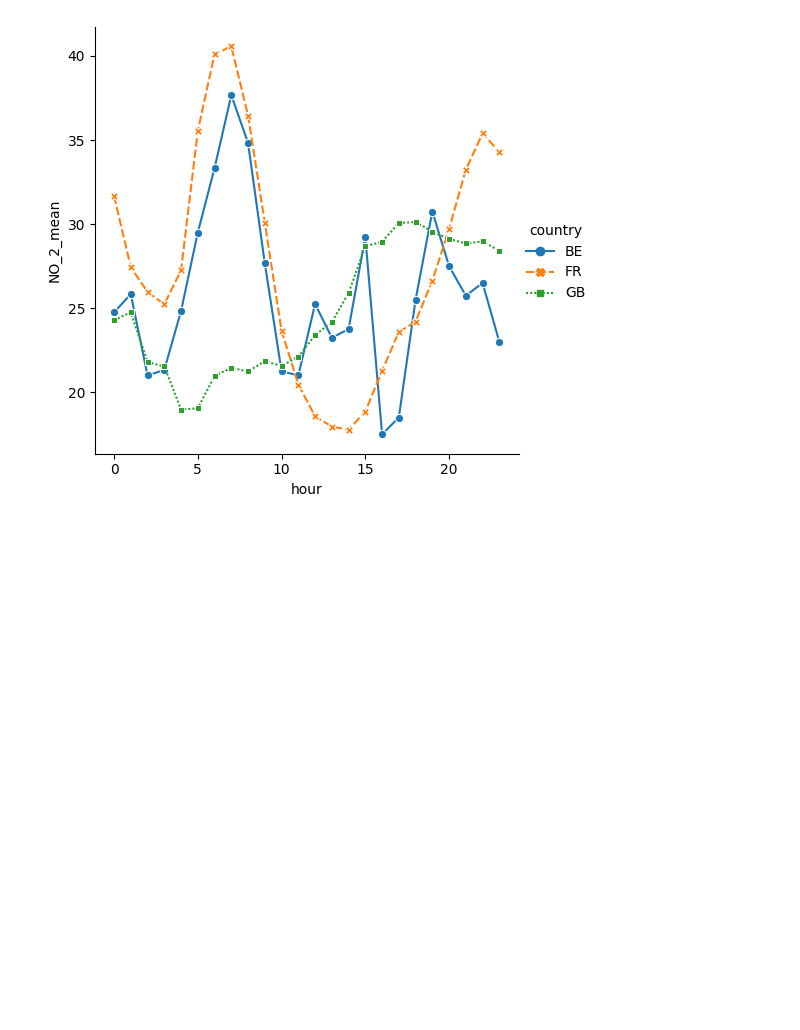
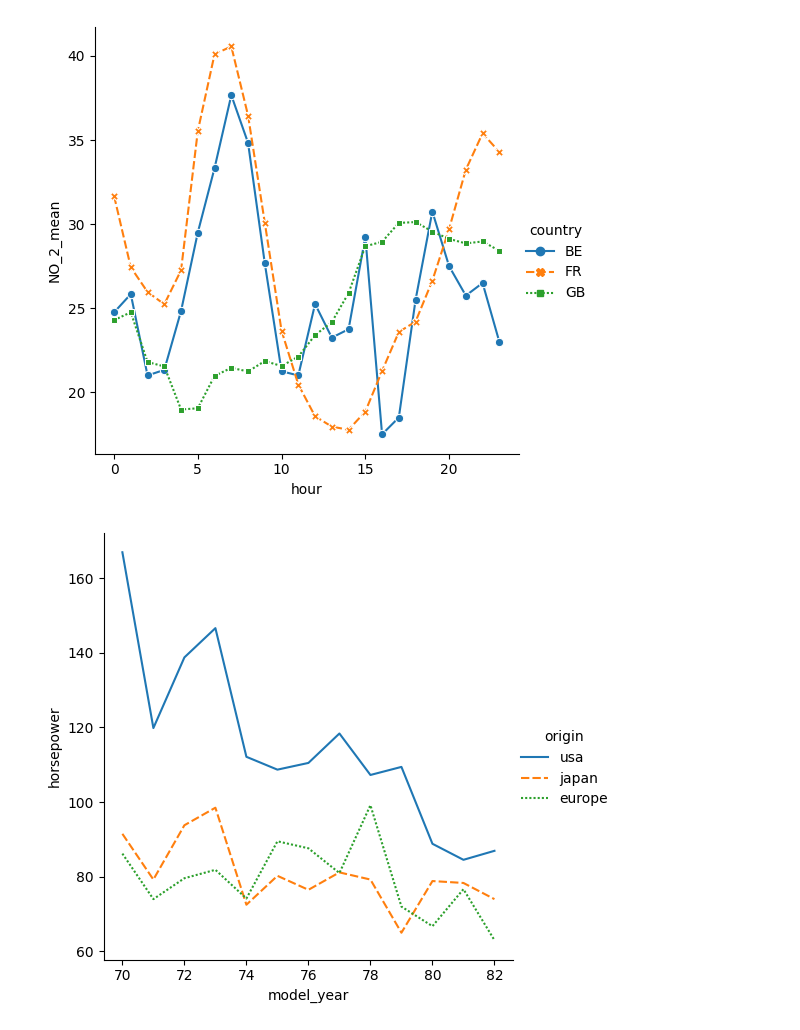
Before and after one commit to jhlopesalves/data-science-notebooks, a Jupyter notebook: Python/Intro to Seaborn/introduction_to_seaborn.ipynb, the cells around one changed output. Drawn from its saved outputs; the diff is of its cells as text; code cells hidden in the pictures; blank space fills up the shorter version.

Commit message:
categorical data

```diff
--- a/Python/Intro to Seaborn/introduction_to_seaborn.ipynb
+++ b/Python/Intro to Seaborn/introduction_to_seaborn.ipynb
@@ -336,3 +336,13 @@ sns.relplot(x="hour",
 plt.show()
 # %% [output]
 [figure]
+# %%
+# Change to create subgroups for country of origin
+sns.relplot(x="model_year", y="horsepower",
+            data=mpg, kind="line",
+            errorbar=None,
+            style="origin",
+            hue="origin")
+plt.show()
+# %% [output]
+[figure, added]
```
Also changed, not shown: parts of 6 cells of this notebook.
